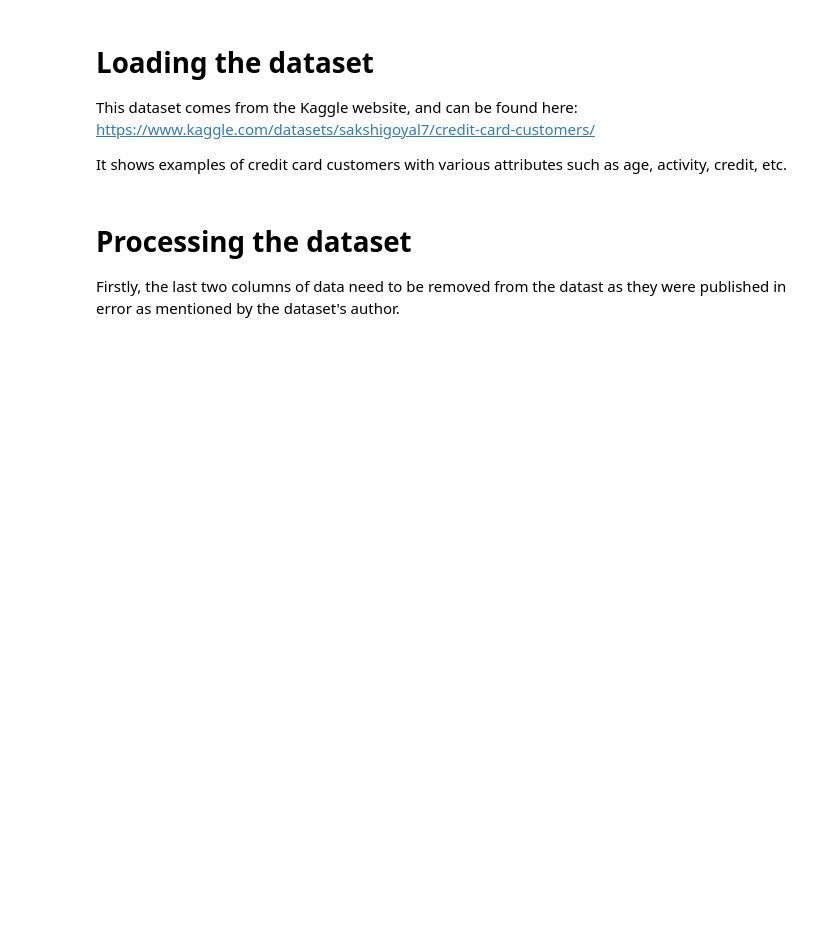
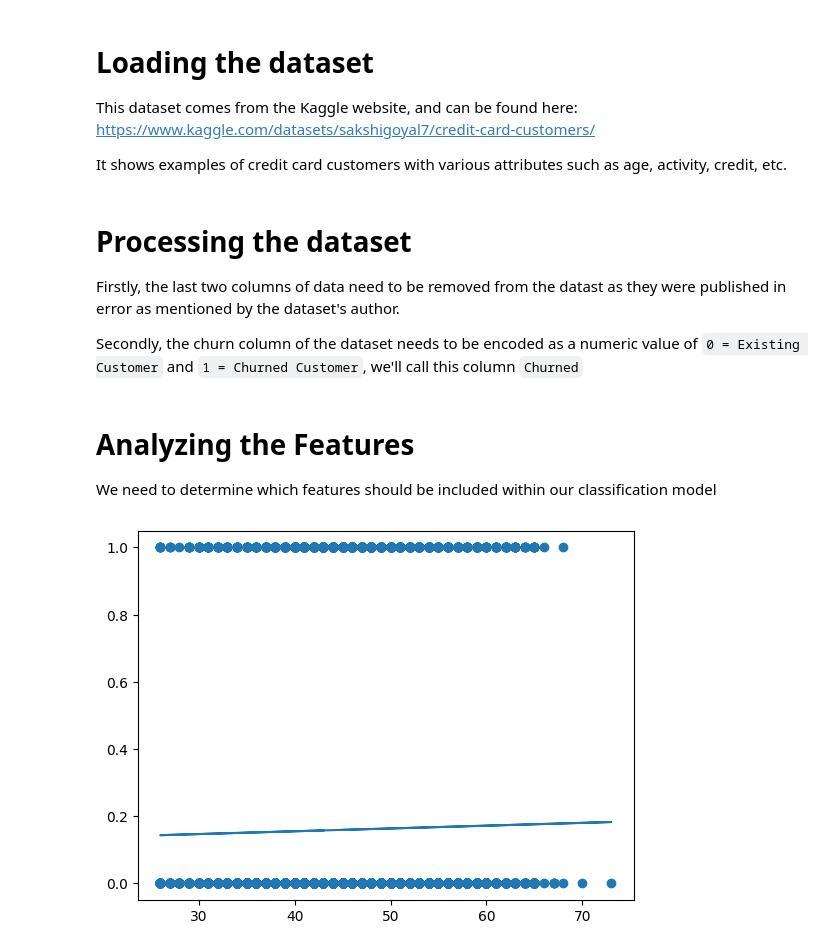
Before and after one commit to ej768/credit_card_customer_churn, a Jupyter notebook: preprocessing_exploration.ipynb, the cells around one changed output. Saved outputs shown, nothing was run; the diff lists cells and outputs as text; code cells hidden in the pictures; blank space fills up the shorter version.

Commit message:
Created charts for indiviudal feature selection

```diff
--- a/preprocessing_exploration.ipynb
+++ b/preprocessing_exploration.ipynb
@@ -12,6 +12,15 @@ churn = pd.read_csv("churn_data.csv")
 # %% [markdown]
 # Processing the dataset
 Firstly, the last two columns of data need to be removed from the datast as they were published in error as mentioned by the dataset's author.
+
+Secondly, the churn column of the dataset needs to be encoded as a numeric value of `0 = Existing Customer` and `1 = Churned Customer`, we'll call this column `Churned`
 # %%
 # Remove last two columns
 churn = churn.iloc[:, :-2]
+# %%
+# Encode the Churn Column
+encode = {"Existing Customer": 0, "Attrited Customer": 1}
+churn["Churned"] = list(map(lambda x: encode[x], churn["Attrition_Flag"]))
+# %% [markdown]
+# Analyzing the Features
+We need to determine which features should be included within our classification model
@@ -17,0 +31,17 @@ churn = churn.iloc[:, :-2]
+# %%
+# Determine input and output variables
+x = churn["Customer_Age"]
+y = churn["Churned"]
+
+#find line of best fit
+a, b = np.polyfit(x, y, 1)
+
+#add points to plot
+plt.scatter(x, y)
+
+#add line of best fit to plot
+plt.plot(x, a*x+b)
+
+plt.show()
+# %% [output]
+[figure, added]
```
Also changed, not shown: parts of 6 cells of this notebook.
